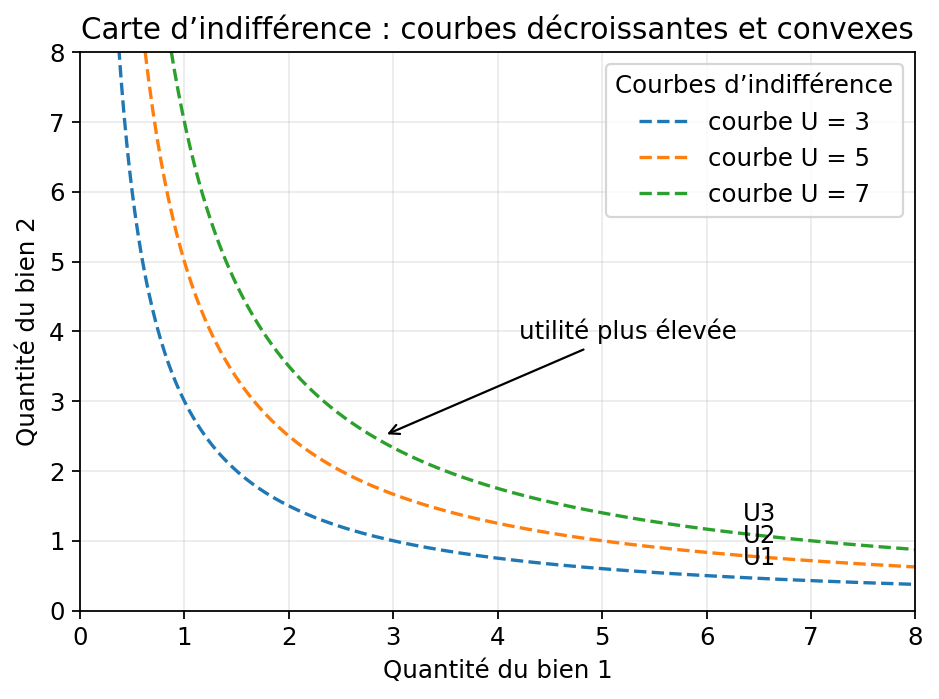
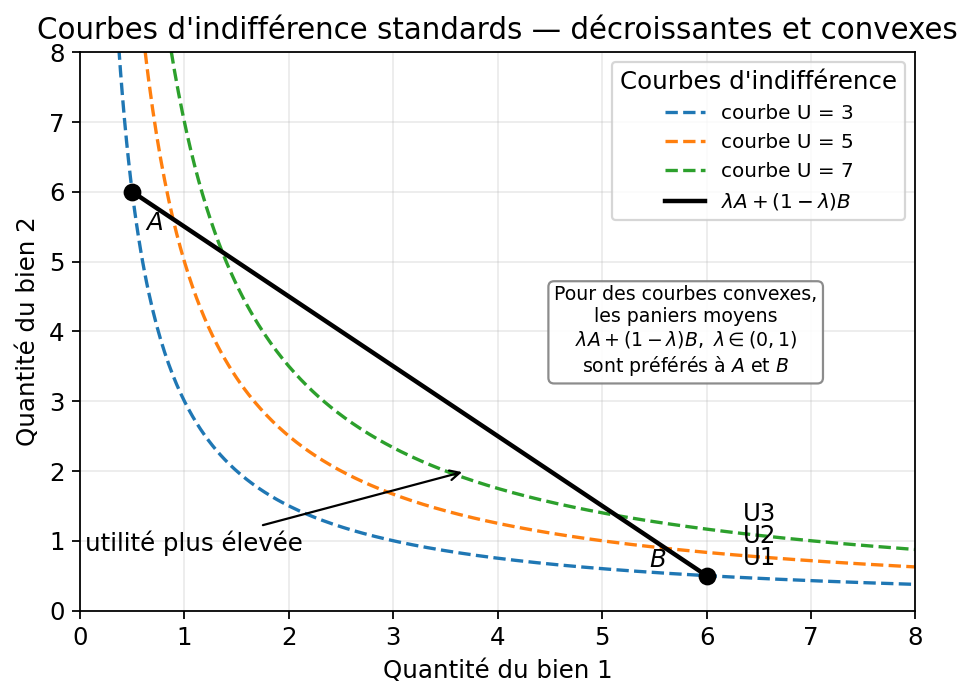
Unified diff of the notebook cell whose output changed from the first chart to the second:
--- before
+++ after
@@ -1,17 +1,41 @@
-# 0 indifference map
-x=np.linspace(0.35,8,400)
-plt.figure(figsize=(6,4.5))
-for U in [3,5,7]:
-    y=U/x
-    plt.plot(x,y,linestyle='--',label=f'courbe U = {U}')
-plt.text(6.35,7/6.35+0.18,'U3')
-plt.text(6.35,5/6.35+0.18,'U2')
-plt.text(6.35,3/6.35+0.18,'U1')
-plt.annotate('utilité plus élevée', xy=(2.9,2.5), xytext=(4.2,3.9), arrowprops=dict(arrowstyle='->'))
+# 0 indifference map + illustration de la convexité stricte
+x = np.linspace(0.35, 8, 400)
+plt.figure(figsize=(6, 4.5))
+for U in [3, 5, 7]:
+    y = U / x
+    plt.plot(x, y, linestyle='--', label=f'courbe U = {U}')
+plt.text(6.35, 7/6.35+0.18, 'U3')
+plt.text(6.35, 5/6.35+0.18, 'U2')
+plt.text(6.35, 3/6.35+0.18, 'U1')
+plt.annotate('utilité plus élevée', xy=(3.7, 2.0), xytext=(0.05, 0.85), arrowprops=dict(arrowstyle='->'))
+
+# Deux paniers A et B extrêmes sur la courbe U=3
+A = np.array([0.5, 6.0])   # 0.5 × 6 = 3
+B = np.array([6.0, 0.5])   # 6 × 0.5 = 3
+plt.plot(*A, 'ko', markersize=7, zorder=5)
+plt.plot(*B, 'ko', markersize=7, zorder=5)
+plt.annotate('$A$', xy=A, xytext=(A[0]+0.12, A[1]-0.55), fontsize=11, fontweight='bold')
+plt.annotate('$B$', xy=B, xytext=(B[0]-0.55, B[1]+0.12), fontsize=11, fontweight='bold')
+
+# Chemin des combinaisons convexes λA + (1−λ)B pour λ ∈ [0,1]
+lam = np.linspace(0, 1, 600)
+combo_x = lam * A[0] + (1 - lam) * B[0]
+combo_y = lam * A[1] + (1 - lam) * B[1]
+plt.plot(combo_x, combo_y, color='black', lw=2,
+         label=r'$\lambda A + (1-\lambda)B$')
+
+# Texte explicatif
+plt.text(5.8, 4.0,
+         "Pour des courbes convexes,\nles paniers moyens\n"
+         r"$\lambda A+(1-\lambda)B,\ \lambda\in(0,1)$" + "\n"
+         r"sont préférés à $A$ et $B$",
+         fontsize=8.5, ha='center', va='center',
+         bbox=dict(boxstyle='round', facecolor='white', edgecolor='gray', alpha=0.9))
+
 plt.xlabel('Quantité du bien 1')
 plt.ylabel('Quantité du bien 2')
-plt.xlim(0,8); plt.ylim(0,8)
-plt.title('Carte d’indifférence : courbes décroissantes et convexes')
+plt.xlim(0, 8); plt.ylim(0, 8)
+plt.title("Courbes d'indifférence standards — décroissantes et convexes")
 plt.grid(True, alpha=.25)
-plt.legend(title='Courbes d’indifférence', loc='best')
+plt.legend(title="Courbes d'indifférence", loc='upper right', fontsize=9)
 save_fig('00_carte_indifference')

Commit: commit